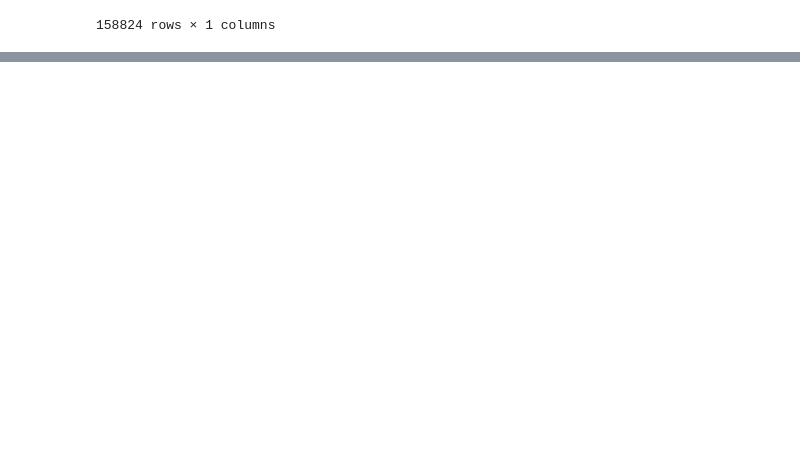
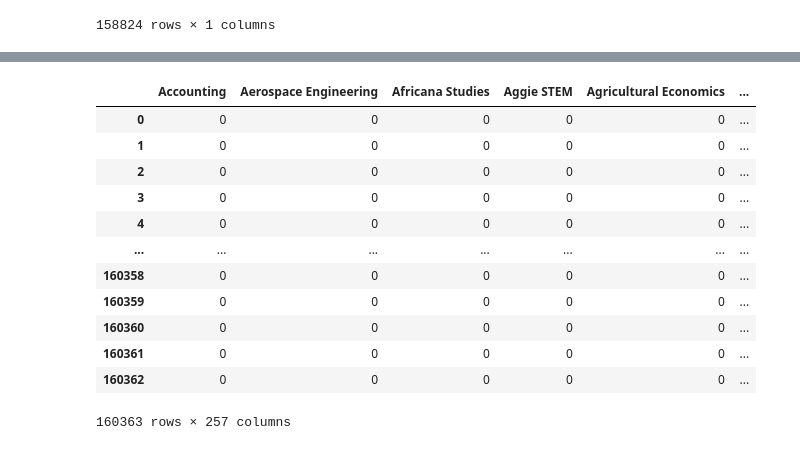
Before and after one commit to pandey-tushar/TAMIDS-22, a Jupyter notebook: Data_cleaning.ipynb, the cells around one changed output, grey strips where cells are left out. Saved outputs shown, nothing was run; the diff lists cells and outputs as text; code cells hidden in the pictures; blank space fills up the shorter version.

Commit message:
Files for dept seggregation

```diff
--- a/Data_cleaning.ipynb
+++ b/Data_cleaning.ipynb
@@ -189,7 +189,7 @@ dept_df"""
 160363 rows × 10 columns
 # %%
 #dept_df.to_csv('primary_df.csv')
-dept_df = pd.read_csv('primary_df.csv').iloc[:,1:]
+dept_df = pd.read_csv('primary_df_2.csv').iloc[:,1:]
 # %%
 dept_df
 # %% [output]
@@ -249,3 +249,6 @@ year_wise_df.groupby(['Publication Date', 'Title','Title_abs','Departments','Aut
 |  | “All the Other Devils this Side o... | “All the Other Devils this Side o... | [' History'] | GARRETT-SCOTT, Shennette M | 0.0 |
 | 8-01 | Overdominant epistatic loci are t... | Overdominant epistatic loci are t... | [' Soil and Crop Sciences'] | TABIEN, Rodante E | 220.0 |
 158824 rows × 1 columns
+# %%
+from sklearn.preprocessing import MultiLabelBinarizer
+mlb = MultiLabelBinarizer()
@@ -251,0 +270,22 @@ year_wise_df.groupby(['Publication Date', 'Title','Title_abs','Departments','Aut
+# %%
+tmp_df = dept_df['Departments'].str[1:-1].replace("[","").replace("]","").replace("'","").apply(lambda x: x.split(","))
+# %%
+array_out = mlb.fit_transform(tmp_df)
+# %%
+df_out = pd.DataFrame(data=array_out, columns=mlb.classes_)
+df_out.columns = df_out.columns.str.replace("'"," ")
+df_out
+# %% [output]
+|  | Accounting | Aerospace Engineering | Africana Studies | Aggie STEM | Agricultural Economics | ... |
+| 0 | 0 | 0 | 0 | 0 | 0 | ... |
+| 1 | 0 | 0 | 0 | 0 | 0 | ... |
+| 2 | 0 | 0 | 0 | 0 | 0 | ... |
+| 3 | 0 | 0 | 0 | 0 | 0 | ... |
+| 4 | 0 | 0 | 0 | 0 | 0 | ... |
+| ... | ... | ... | ... | ... | ... | ... |
+| 160358 | 0 | 0 | 0 | 0 | 0 | ... |
+| 160359 | 0 | 0 | 0 | 0 | 0 | ... |
+| 160360 | 0 | 0 | 0 | 0 | 0 | ... |
+| 160361 | 0 | 0 | 0 | 0 | 0 | ... |
+| 160362 | 0 | 0 | 0 | 0 | 0 | ... |
+160363 rows × 257 columns
```
Also changed, not shown: parts of 2 cells of this notebook, 1 other file.
